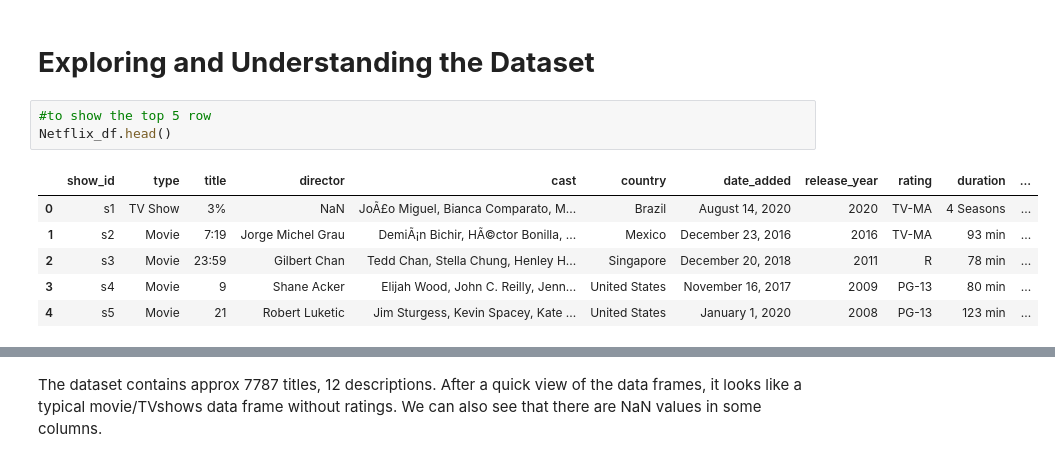
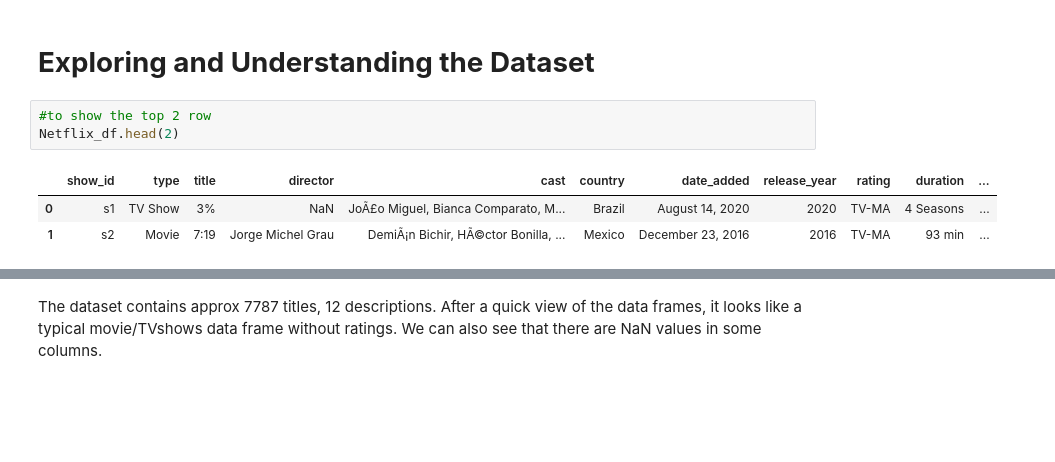
Before and after one commit to VrushankAmare/Netflix-Movies-and-TV-Shows-Clustering, a Jupyter notebook: NETFLIX_MOVIES_AND_TV_SHOWS_CLUSTERING.ipynb, the cells around one changed output, grey strips where cells are left out. Cells and saved outputs as stored; diff of their text form; blank space fills up the shorter version.

```diff
--- a/NETFLIX_MOVIES_AND_TV_SHOWS_CLUSTERING.ipynb
+++ b/NETFLIX_MOVIES_AND_TV_SHOWS_CLUSTERING.ipynb
@@ -116,13 +116,10 @@ Netflix_df = pd.read_csv(data, encoding ='latin')
 # %% [markdown]
 # **Exploring and Understanding the Dataset**
 # %%
-#to show the top 5 row
-Netflix_df.head()
+#to show the top 2 row
+Netflix_df.head(2)
 # %% [output]
 |  | show_id | type | title | director | cast | country | date_added | release_year | rating | duration | ... |
 | 0 | s1 | TV Show | 3% | NaN | JoÃ£o Miguel, Bianca Comparato, M... | Brazil | August 14, 2020 | 2020 | TV-MA | 4 Seasons | ... |
 | 1 | s2 | Movie | 7:19 | Jorge Michel Grau | DemiÃ¡n Bichir, HÃ©ctor Bonilla, ... | Mexico | December 23, 2016 | 2016 | TV-MA | 93 min | ... |
-| 2 | s3 | Movie | 23:59 | Gilbert Chan | Tedd Chan, Stella Chung, Henley H... | Singapore | December 20, 2018 | 2011 | R | 78 min | ... |
-| 3 | s4 | Movie | 9 | Shane Acker | Elijah Wood, John C. Reilly, Jenn... | United States | November 16, 2017 | 2009 | PG-13 | 80 min | ... |
-| 4 | s5 | Movie | 21 | Robert Luketic | Jim Sturgess, Kevin Spacey, Kate ... | United States | January 1, 2020 | 2008 | PG-13 | 123 min | ... |
 # %%
```
Also changed, not shown: parts of 159 cells of this notebook.
